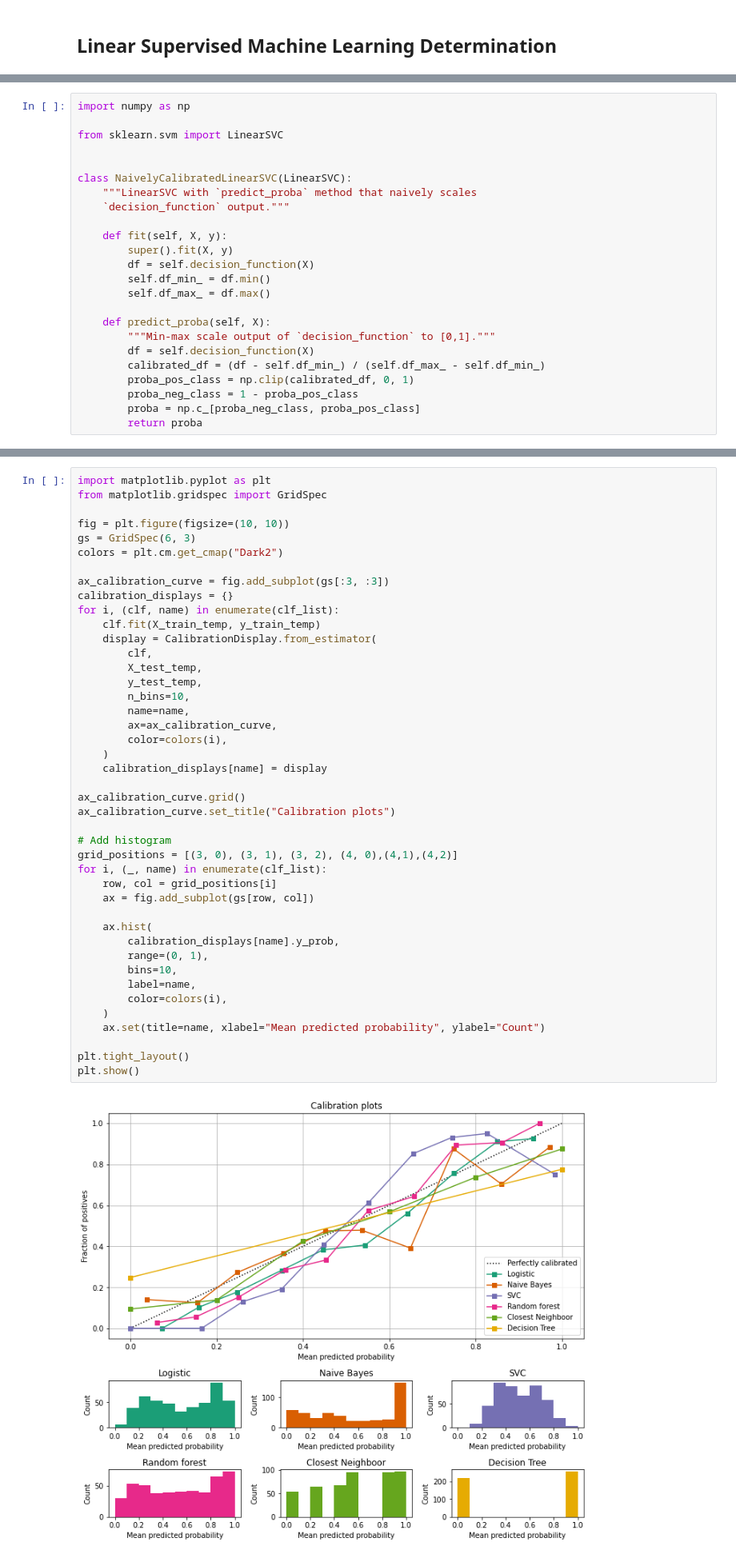
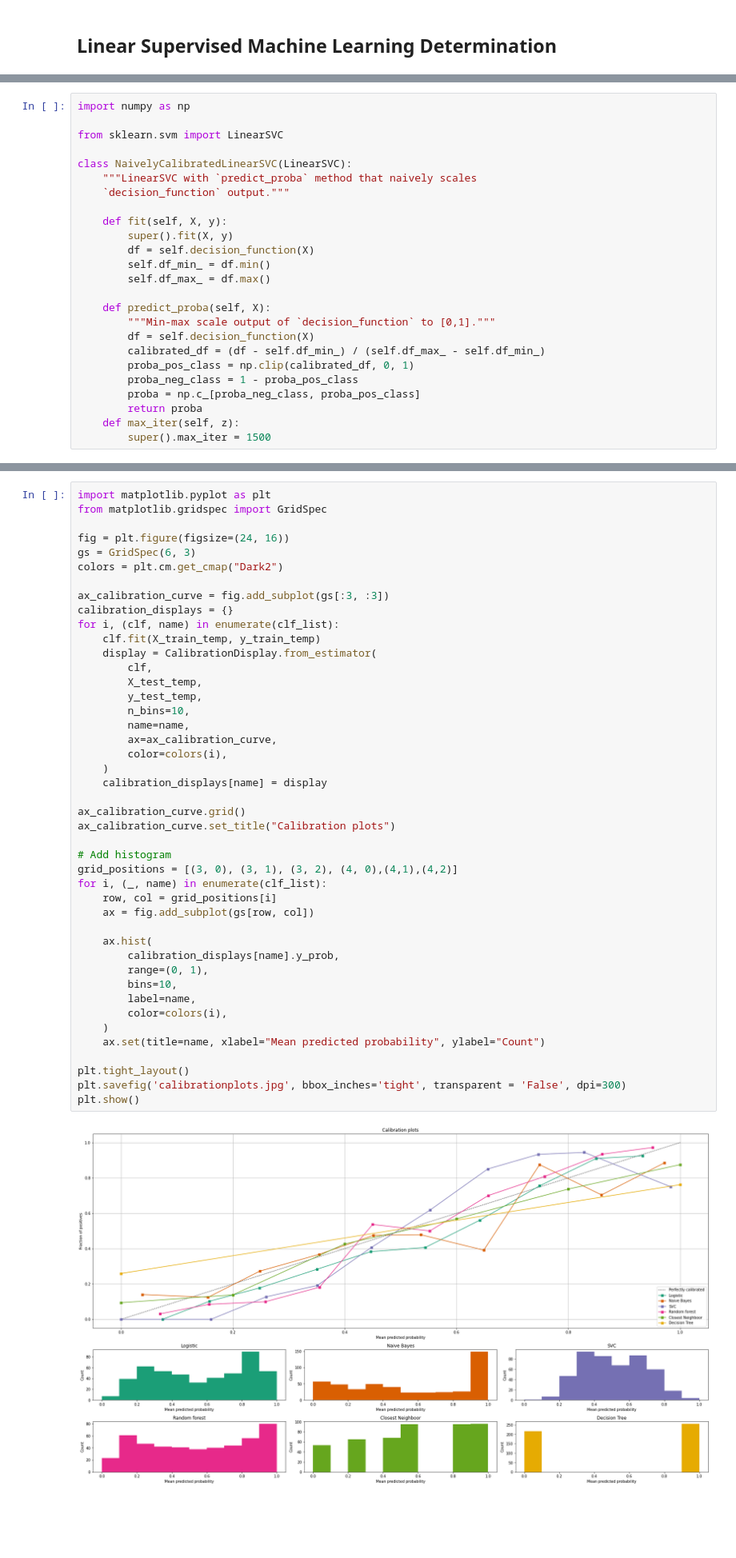
Before and after one commit to henginsever/680-Project, a Jupyter notebook: 680ProjectWine.ipynb, the cells around one changed output, grey strips where cells are left out. Shown at 80% size. Saved outputs shown, nothing was run; the diff lists cells and outputs as text; blank space fills up the shorter version.

```diff
--- a/680ProjectWine.ipynb
+++ b/680ProjectWine.ipynb
@@ -238,7 +229,6 @@ RFC cross validation has been conducted. Success rate is:0.70
 import numpy as np
 
 from sklearn.svm import LinearSVC
-
 
 class NaivelyCalibratedLinearSVC(LinearSVC):
     """LinearSVC with `predict_proba` method that naively scales
@@ -258,6 +248,8 @@ class NaivelyCalibratedLinearSVC(LinearSVC):
         proba_neg_class = 1 - proba_pos_class
         proba = np.c_[proba_neg_class, proba_pos_class]
         return proba
+    def max_iter(self, z):
+        super().max_iter = 1500
 # %%
 # Create classifiers
 lr = LogisticRegression(max_iter=1500)
@@ -279,7 +271,7 @@ clf_list = [
 import matplotlib.pyplot as plt
 from matplotlib.gridspec import GridSpec
 
-fig = plt.figure(figsize=(10, 10))
+fig = plt.figure(figsize=(24, 16))
 gs = GridSpec(6, 3)
 colors = plt.cm.get_cmap("Dark2")
 
@@ -292,34 +284,35 @@ for i, (clf, name) in enumerate(clf_list):
         X_test_temp,
         y_test_temp,
         n_bins=10,
         name=name,
         ax=ax_calibration_curve,
         color=colors(i),
     )
     calibration_displays[name] = display
 
 ax_calibration_curve.grid()
 ax_calibration_curve.set_title("Calibration plots")
 
 # Add histogram
 grid_positions = [(3, 0), (3, 1), (3, 2), (4, 0),(4,1),(4,2)]
 for i, (_, name) in enumerate(clf_list):
     row, col = grid_positions[i]
     ax = fig.add_subplot(gs[row, col])
 
     ax.hist(
         calibration_displays[name].y_prob,
         range=(0, 1),
         bins=10,
         label=name,
         color=colors(i),
     )
     ax.set(title=name, xlabel="Mean predicted probability", ylabel="Count")
 
 plt.tight_layout()
+plt.savefig('calibrationplots.jpg', bbox_inches='tight', transparent = 'False', dpi=300)
 plt.show()
 # %% [output]
-[figure, old version]
+[figure, new version]
 # %% [markdown]
 ## SVM_RBF Training vs Random Forest Training
 # %%
```
Also changed, not shown: parts of 17 cells of this notebook.
